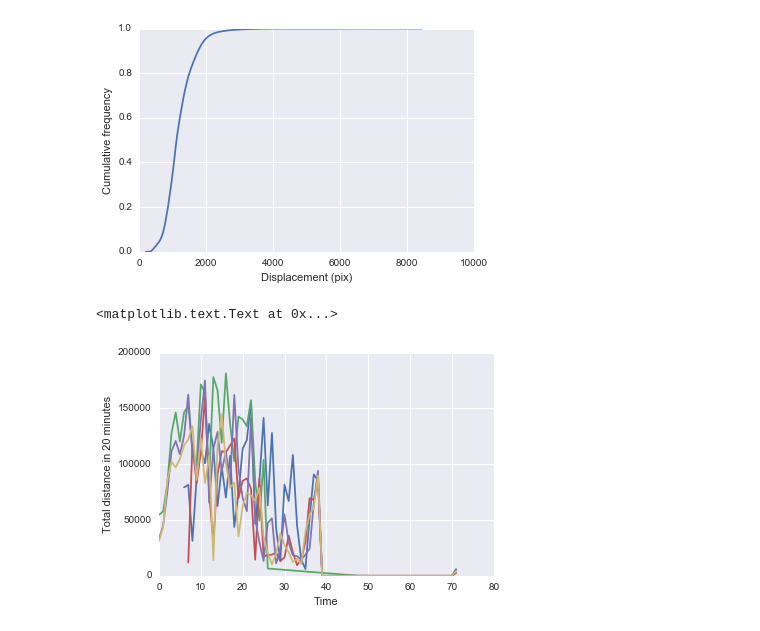
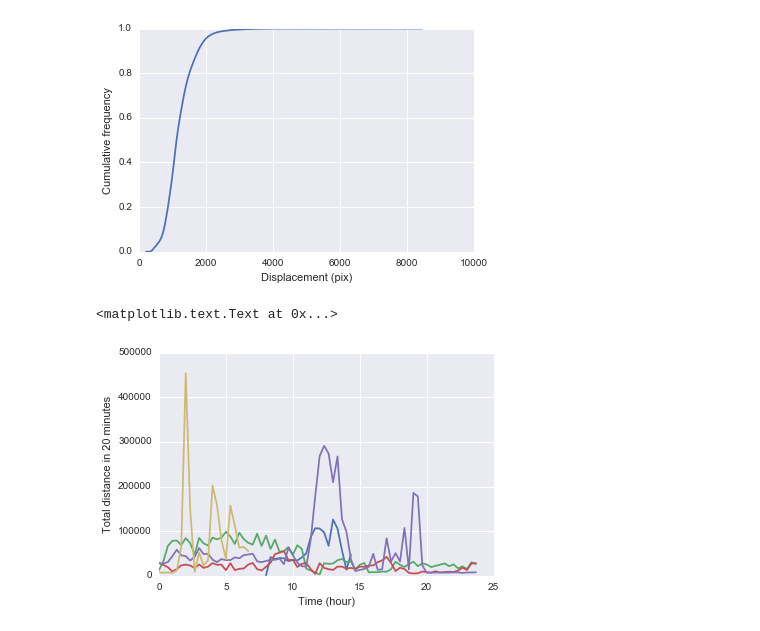
Before and after one commit to lmn93beo/Finch_Movement, a Jupyter notebook: Finch_Movement.ipynb, the cells around one changed output. Drawn from its saved outputs; the diff is of its cells as text; code cells hidden in the pictures.

```diff
--- a/Finch_Movement.ipynb
+++ b/Finch_Movement.ipynb
@@ -134,4 +112,0 @@ frame_2CW305_all
-# %%
-starttime = pd.to_datetime('10-Jul-2016 05_03_26', format='%d-%b-%Y %H_%M_%S')
-duration = pd.to_timedelta(71.2058, unit='h')
-starttime + duration
@@ -150,4 +112,0 @@ Timestamp('2016-07-10 08:06:51')
-# %%
-a= frame_2CW305_all.Interval
-cum_time = np.cumsum(a) / 3600
-pd.to_timedelta(cum_time, unit='h')
@@ -197,11 +138,11 @@ def get_displacement(day_frame):
     # Diff returns n-1 values, so concatenate a 0 behind and make a new column
     return np.concatenate((displacement, [0]))
 
-def get_zeit(day_frame, start_time_str=None):
+def get_zeit(day_frame, start_time_str=None, use_time_field=False):
     '''
     Compute the zeitgeber time, starting from 9am, in unit of hours
     '''
-    timeseries = pd.to_datetime(day_frame[['Day','Month', 'Year','Hour','Minute','Second']])
+    timeseries = day_frame.Time
 
     if start_time_str == None:
         starttime = timeseries[0]
@@ -213,3 +154,6 @@ def get_zeit(day_frame, start_time_str=None):
 # Calculate displacement and zeitbeger time
 frame_2CW100_all['Displacement'] = get_displacement(frame_2CW100_all)
 frame_2CW100_all['ZeitTime'] = get_zeit(frame_2CW100_all, start_time_str='9/25/2016 7:00AM')
+# %%
+frame_2CW305_all['Displacement'] = get_displacement(frame_2CW305_all)
+frame_2CW305_all['ZeitTime'] = get_zeit(frame_2CW305_all, start_time_str='7/7/2016 7:00AM')
@@ -271,13 +230,13 @@ def aggregate_activity(day_frame, time, unit):
 
     return agg_frame_grouped
 # %%
-activity = aggregate_activity(frame_2CW100_all, time=20, unit='Minute')
+activity = aggregate_activity(frame_2CW305_all, time=20, unit='Minute')
 for day in range(5):
     activity_day = activity.Activity[activity.Day == day]
-    time_in_day = activity.Period[activity.Day == day]
+    time_in_day = activity.Period[activity.Day == day] /3
     plt.plot(time_in_day, activity_day)
-plt.xlabel('Time')
+plt.xlabel('Time (hour)')
 plt.ylabel('Total distance in 20 minutes')
 # %% [output]
 <matplotlib.text.Text at 0x...>
-[figure, old version]
+[figure, new version]
```
Also changed, not shown: parts of 14 cells of this notebook.
